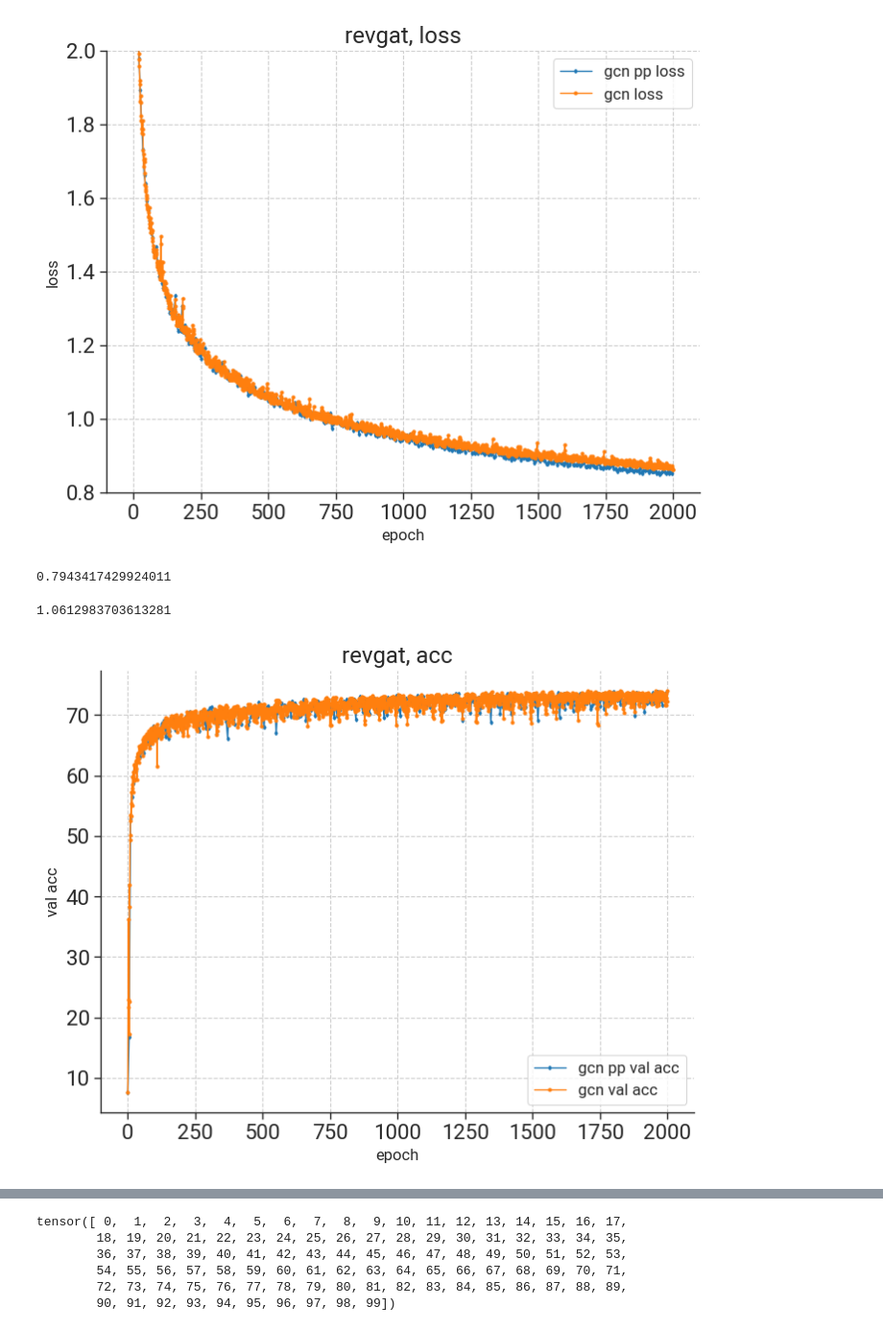
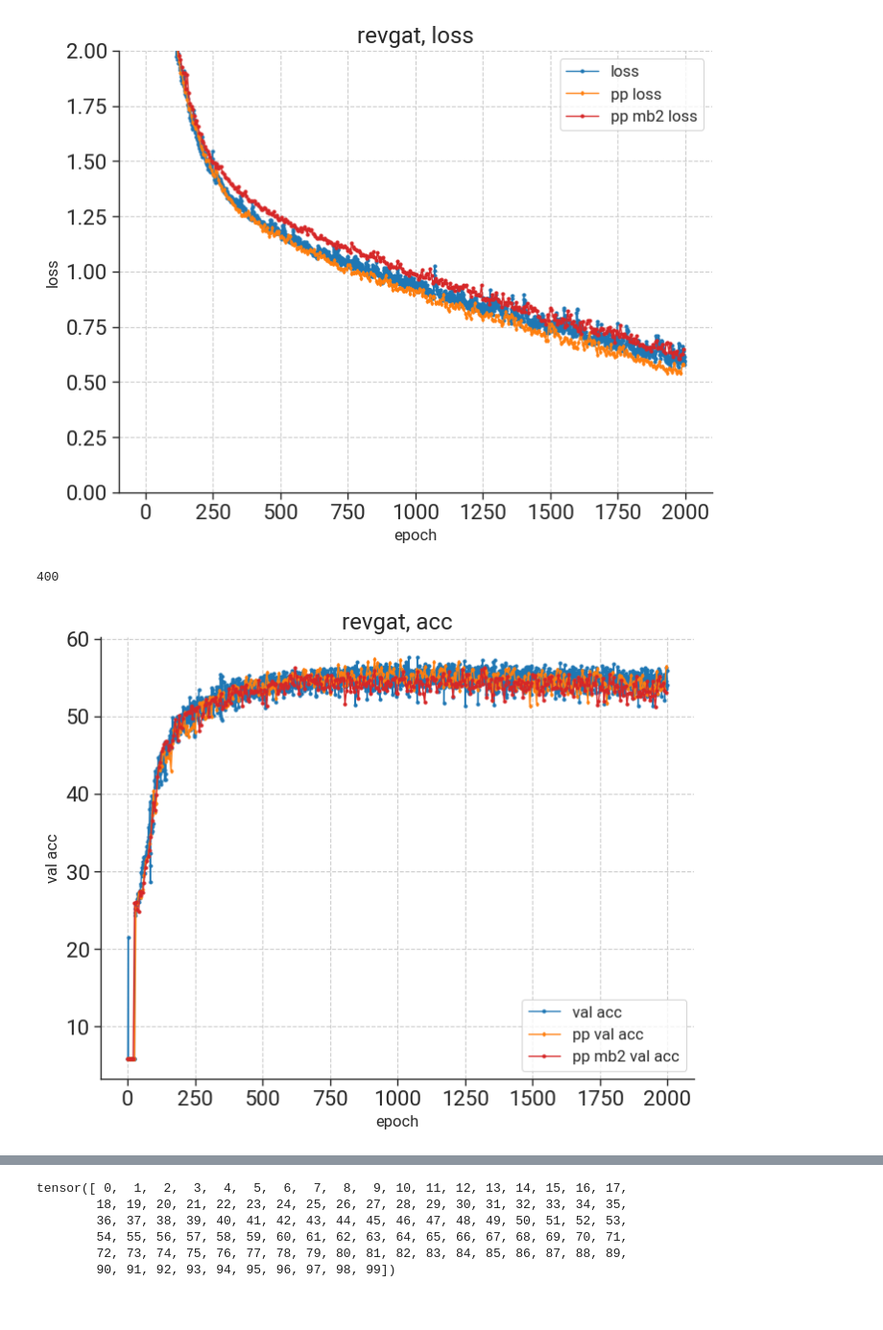
Before and after one commit to zxmeng98/TiGraph, a Jupyter notebook: plot.ipynb, the cells around one changed output, grey strips where cells are left out. Shown: that part at 96% size. Cells and saved outputs as stored; diff of their text form; code cells hidden in the pictures.

```diff
--- a/plot.ipynb
+++ b/plot.ipynb
@@ -60,62 +60,67 @@ SAVEPATH = './'
 os.makedirs(SAVEPATH, exist_ok=True)
 # %%
 cmp = sns.color_palette("tab10")
+import torch
 
 fig, axs = plt.subplots(nrows=1, ncols=1, figsize=(8,6))
 
-pp_loss_data = np.load('./exps/ogbn-arxiv/revgat_pp_loss_5layers.npy')
-loss_data = np.load('./exps/ogbn-arxiv/revgat_loss.npy')
-pp_mb4_loss_data = np.load('./exps/ogbn-arxiv/revgat_pp_loss_5layers.npy')
+# pp_loss_data, idx = np.unique(pp_loss_data, return_index=True)
+# sort_idx = np.argsort(idx)
+# pp_loss_data = pp_loss_data[sort_idx]
+loss_data = np.load('./exps/ogbn-arxiv/revgnn_loss_112layers.npy')
+pp_loss_data = np.load('./exps/ogbn-arxiv/revgnn_pp_loss_112layers_1b_1mb.npy')
+pp_mb2_loss_data = np.load('./exps/ogbn-arxiv/revgnn_pp_loss_112layers_1b_2mb.npy')
+pp_mb4_loss_data = np.load('./exps/ogbn-arxiv/revgat_pp_loss_5layers_1b_4mb.npy')
 # pp_mb8_loss_data = np.load('exps/pubmed/gcn_pp_mb8_loss.npy')
 # pp_mb16_loss_data = np.load('exps/pubmed/gcn_pp_mb16_loss.npy')
 # pp_mb32_loss_data = np.load('exps/pubmed/gcn_pp_mb32_loss.npy')
 # pp_mb64_loss_data = np.load('exps/pubmed/gcn_pp_mb64_loss.npy')
 
 x1 = np.arange(pp_loss_data.shape[0])
 x1 = x1 * 5
 x2 = np.arange(loss_data.shape[0])
 
-axs.plot(x1,pp_loss_data,label='gcn pp loss',marker='d',color=cmp[0],linewidth=1,ms=2)
-axs.plot(x2,loss_data,label='gcn loss',marker='o',color=cmp[1],linewidth=1,ms=2)
-# axs.plot(x1,pp_mb4_loss_data,label='gcn pp mb4 loss',marker='o',color=cmp[2],linewidth=1,ms=2)
+axs.plot(x2,loss_data,label='loss',marker='o',color=cmp[0],linewidth=1,ms=2)
+axs.plot(x1,pp_loss_data,label='pp loss',marker='d',color=cmp[1],linewidth=1,ms=2)
+axs.plot(x1,pp_mb2_loss_data,label='pp mb2 loss',marker='o',color=cmp[3],linewidth=1,ms=2)
+# axs.plot(x1,pp_mb4_loss_data,label='pp mb4 loss',marker='o',color=cmp[2],linewidth=1,ms=2)
 # axs.plot(x1,pp_mb8_loss_data,label='gcn pp mb8 loss',marker='o',color=cmp[3],linewidth=1,ms=2)
 # axs.plot(x1,pp_mb16_loss_data,label='gcn pp mb16 loss',marker='o',color=cmp[4],linewidth=1,ms=2)
 # axs.plot(x1,pp_mb32_loss_data,label='gcn pp mb32 loss',marker='o',color=cmp[5],linewidth=1,ms=2)
 # axs.plot(x1,pp_mb64_loss_data,label='gcn pp mb64 loss',marker='o',color=cmp[6],linewidth=1,ms=2)
 
 axs.set_xlabel('epoch',size=12)
 axs.set_ylabel('loss',size=12)
 # axs[0].set_xticks([0,1000,2000,3000,4000])
 axs.tick_params(labelsize=16)
 axs.grid(linestyle='--')
 axs.title.set_text('revgat, loss')
 
-axs.set_ylim(0.8, 2)
+axs.set_ylim(0, 2)
 # axs.set_xlim(-10, 600)
 
 
 # handles,labels=plt.gca().get_legend_handles_labels()
 axs.legend(
             # loc='upper center',
             #   bbox_to_anchor=(0.52,1.13),
               fancybox=True,
               fontsize=12)
 sns.despine()
 # %% [output]
-[figure, old version]
+[figure, new version]
-# %%
-print(pp_loss_data[500])
-loss_data[500]
-# %% [output]
-0.7943417429924011
-1.0612983703613281
+# %%
+len(pp_loss_data)
+# %% [output]
+400
 # %%
 cmp = sns.color_palette("tab10")
-
 fig, axs = plt.subplots(nrows=1, ncols=1, figsize=(8,6))
 
-pp_loss_data = np.load('exps/ogbn-arxiv/revgat_pp_val_acc_5layers.npy')
-loss_data = np.load('./exps/ogbn-arxiv/revgat_val_acc.npy')
+loss_data = np.load('./exps/ogbn-arxiv/revgnn_test_acc_112layers.npy')
+pp_loss_data = np.load('./exps/ogbn-arxiv/revgnn_pp_test_acc_112layers_1b_1mb.npy')
+pp_mb2_loss_data = np.load('./exps/ogbn-arxiv/revgnn_pp_test_acc_112layers_1b_2mb.npy')
+pp_mb4_loss_data = np.load('./exps/ogbn-arxiv/revgat_pp_val_acc_5layers_1b_4mb.npy')
 # pp_mb4_loss_data = np.load('exps/pubmed/gcn_pp_mb4_val_acc.npy')
 # pp_mb8_loss_data = np.load('exps/pubmed/gcn_pp_mb8_val_acc.npy')
 # pp_mb16_loss_data = np.load('exps/pubmed/gcn_pp_mb16_val_acc.npy')
@@ -125,10 +130,12 @@ loss_data = np.load('./exps/ogbn-arxiv/revgat_val_acc.npy')
 x1 = np.arange(pp_loss_data.shape[0])
 x1 = x1 * 5
 x2 = np.arange(loss_data.shape[0])
+# x2 = x2 * 5
 
-axs.plot(x1,pp_loss_data,label='gcn pp val acc',marker='d',color=cmp[0],linewidth=1,ms=2)
-axs.plot(x2,loss_data,label='gcn val acc',marker='o',color=cmp[1],linewidth=1,ms=2)
-# axs.plot(x1,pp_mb4_loss_data,label='gcn pp mb4 acc',marker='o',color=cmp[2],linewidth=1,ms=2)
+axs.plot(x2,loss_data,label='val acc',marker='o',color=cmp[0],linewidth=1,ms=2)
+axs.plot(x1,pp_loss_data,label='pp val acc',marker='d',color=cmp[1],linewidth=1,ms=2)
+axs.plot(x1,pp_mb2_loss_data,label='pp mb2 val acc',marker='o',color=cmp[3],linewidth=1,ms=2)
+# axs.plot(x1,pp_mb4_loss_data,label='pp mb4 val acc',marker='o',color=cmp[2],linewidth=1,ms=2)
 # # axs.plot(x1,pp_mb8_loss_data,label='gcn pp mb8 loss',marker='o',color=cmp[3],linewidth=1,ms=2)
 # axs.plot(x1,pp_mb16_loss_data,label='gcn pp mb16 acc',marker='o',color=cmp[4],linewidth=1,ms=2)
 # # axs.plot(x1,pp_mb32_loss_data,label='gcn pp mb32 loss',marker='o',color=cmp[5],linewidth=1,ms=2)
@@ -153,4 +160,4 @@ axs.legend(
               fontsize=12)
 sns.despine()
 # %% [output]
-[figure, old version]
+[figure, new version]
```
Also changed, not shown: parts of 3 cells of this notebook, 25 other files.
